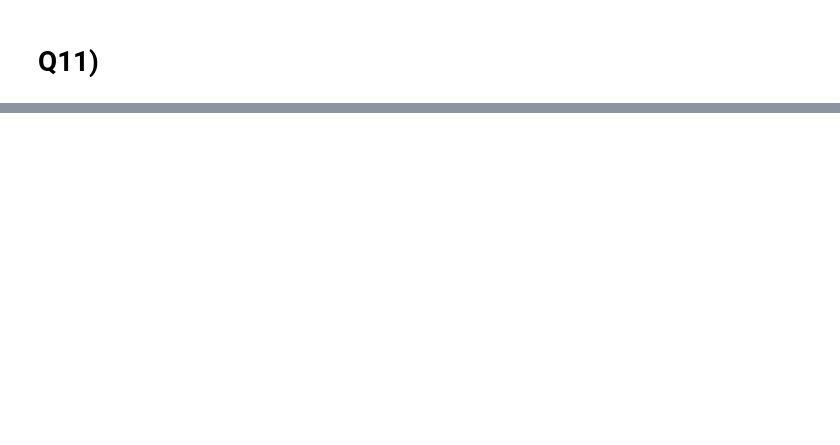
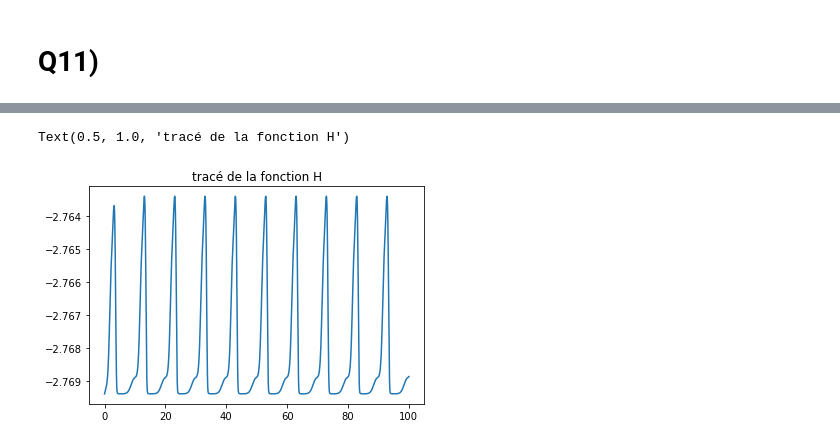
Before and after one commit to RalfCortes/ProjetMath2, a Jupyter notebook: projet.ipynb, the cells around one changed output, grey strips where cells are left out. Drawn from its saved outputs; the diff is of its cells as text; code cells hidden in the pictures; blank space fills up the shorter version.

```diff
--- a/projet.ipynb
+++ b/projet.ipynb
@@ -412,0 +435,8 @@ Pour garantir la stabilité de H
+# %%
+P2=H(np.array(Proie_imp2),np.array(Predateur_imp2))
+
+plt.plot(temps2,P2)
+plt.title("tracé de la fonction H")
+# %% [output]
+Text(0.5, 1.0, 'tracé de la fonction H')
+[figure, added]
```
Also changed, not shown: parts of 9 cells of this notebook.
